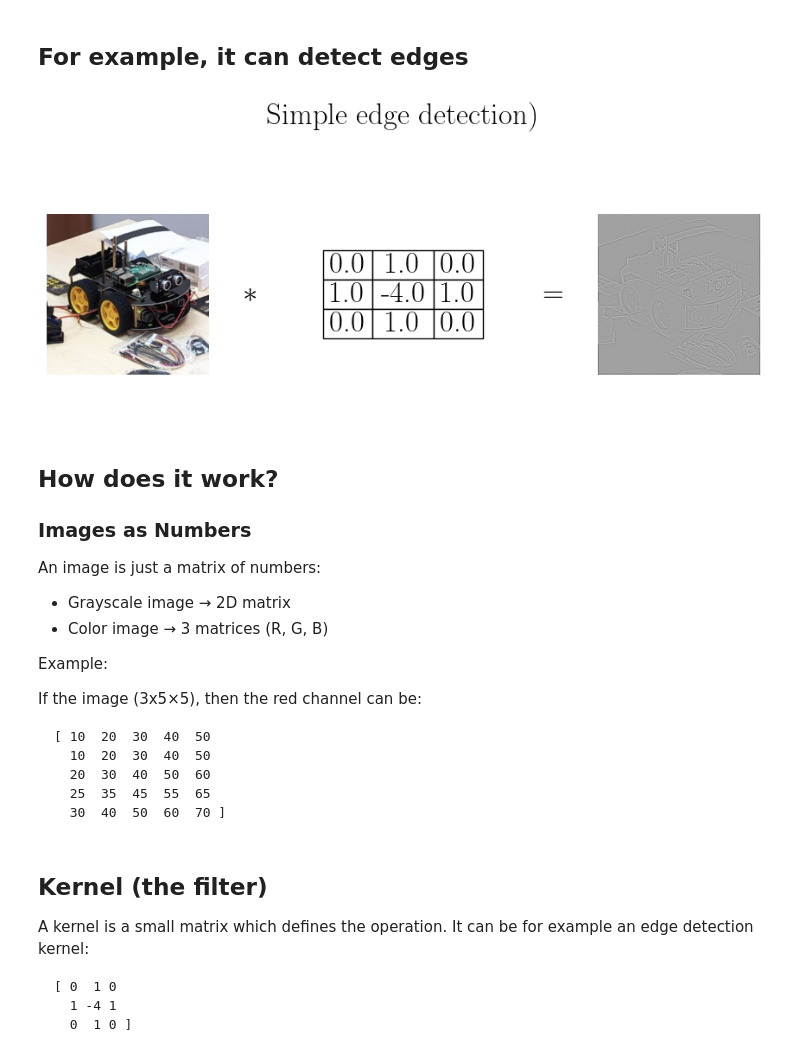
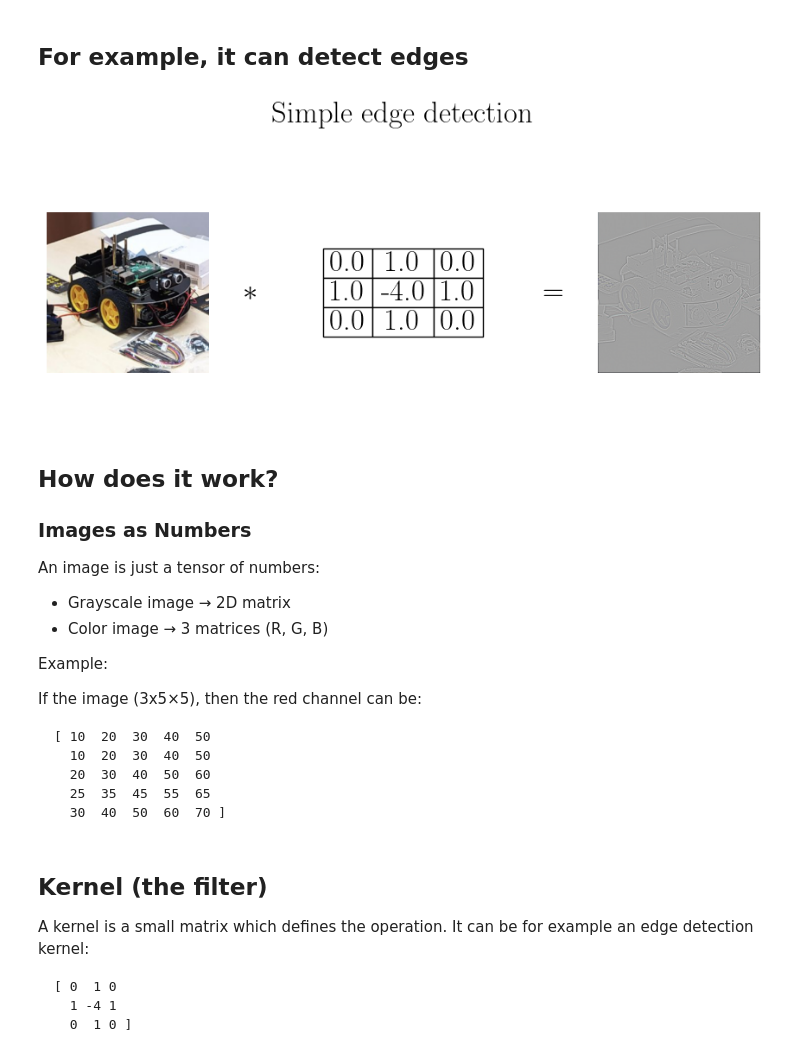
Before and after one commit to intensivedatacomp/WignerCamp2026, a Jupyter notebook: EdgeDetectionConvolution/convolution_presentation.ipynb, the cells around one changed output. Drawn from its saved outputs; the diff is of its cells as text; code cells hidden in the pictures.

Commit message:
Small changes in convolution intro presentation

```diff
--- a/EdgeDetectionConvolution/convolution_presentation.ipynb
+++ b/EdgeDetectionConvolution/convolution_presentation.ipynb
@@ -220,18 +218,18 @@ input_path = "../img/wigner-robot.jpg"
 # %%
 kernel = torch.tensor([
         [0, 1, 0],
         [1,-4, 1],
         [0, 1, 0]
     ], dtype=torch.float32)
-plot_convolution_diagram(input_path, kernel, "Simple edge detection)")
+plot_convolution_diagram(input_path, kernel, "Simple edge detection")
 # %% [output]
-[figure, old version]
+[figure, new version]
 # %% [markdown]
 ## How does it work?
 
 ### Images as Numbers
 
-An image is just a matrix of numbers:
+An image is just a tensor of numbers:
 
 - Grayscale image → 2D matrix
 - Color image → 3 matrices (R, G, B)
```
Also changed, not shown: parts of 6 cells of this notebook, 1 other file.
